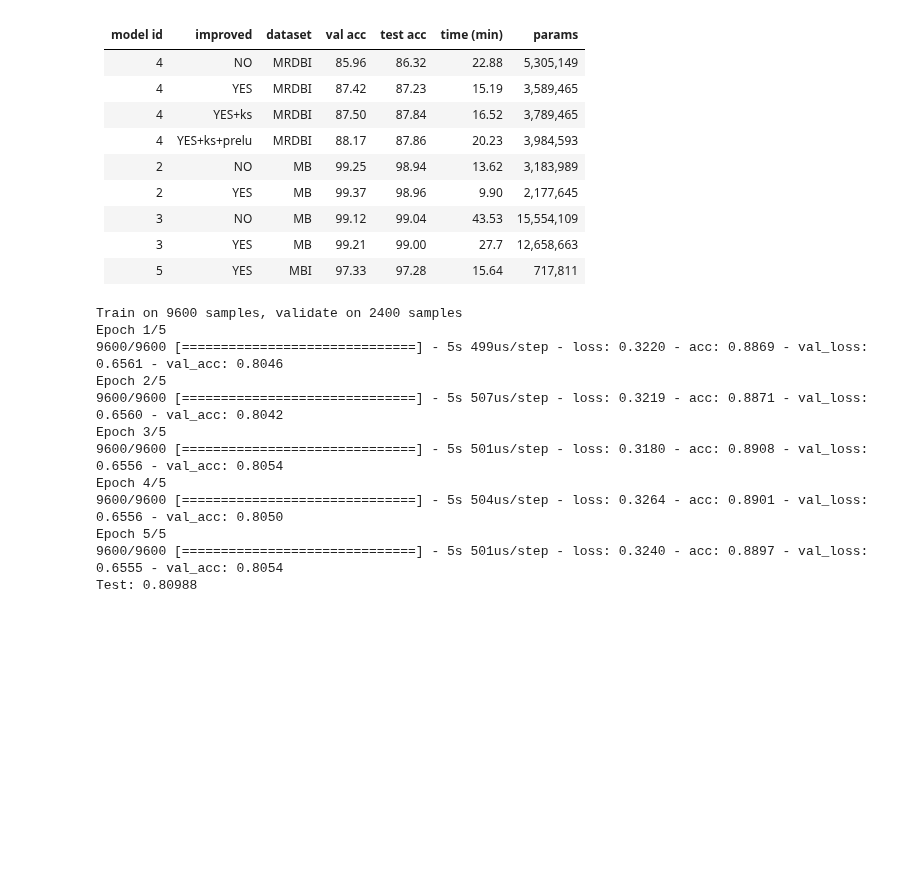
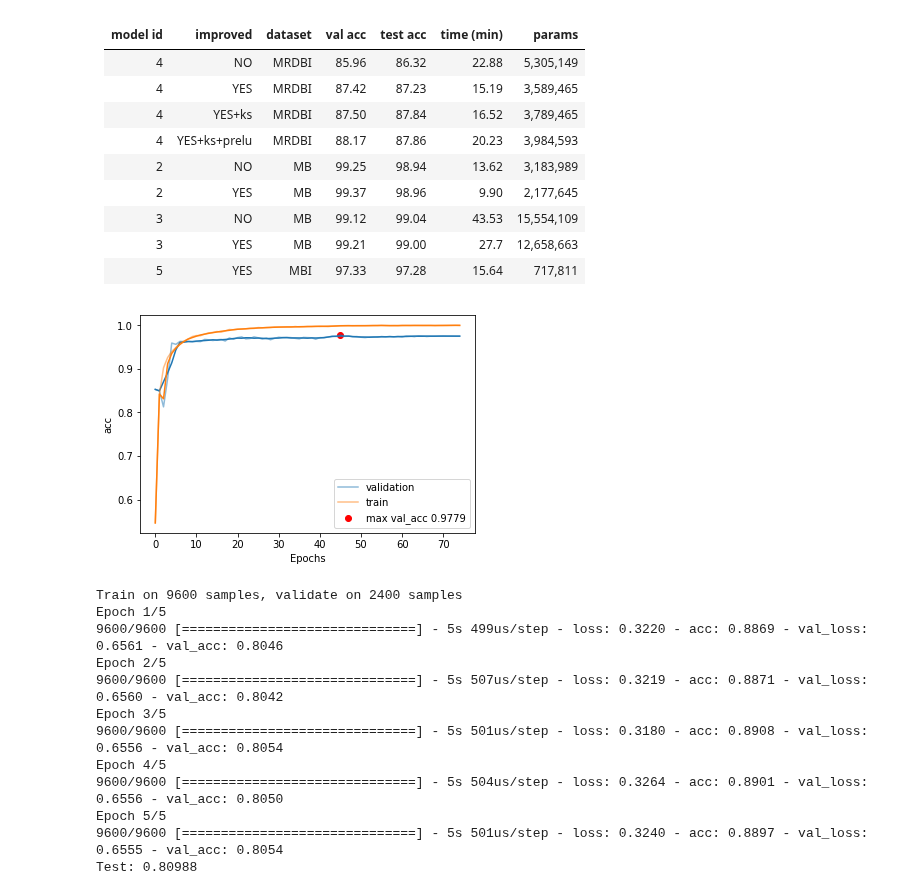
Before and after one commit to DanielMontecino/NeuroEvolution, a Jupyter notebook: experiments/GlobalPooling test.ipynb, the cells around one changed output. Drawn from its saved outputs; the diff is of its cells as text; code cells hidden in the pictures; blank space fills up the shorter version.

```diff
--- a/experiments/GlobalPooling test.ipynb
+++ b/experiments/GlobalPooling test.ipynb
@@ -111,8 +88,8 @@ def get_nn_layer(input_, units, act, dropout, original=False):
 from utils.utils import smooth_labels, WarmUpCosineDecayScheduler
 from keras.layers import GlobalAveragePooling2D, GlobalMaxPool2D
 
-model = 0
-o = True
+model = 4
+o = False
 keras.backend.clear_session()
 inp = Input(shape=data[0][0][0].shape)
 
@@ -122,13 +99,13 @@ else:
     x = BatchNormalization()(inp)
 
 if model == 0:
-    x = get_layer(x, 86, (3,5), 'leakyreLu', 0.262, 1, o)
-    x = get_layer(x, 84, (5,3), 'leakyreLu', 0.319, 1, o)
-    x = get_layer(x, 243, (1,3), 'prelu', 0.322, 1, o)
+    x = get_layer(x, 86, (3,5), 'relu', 0.262, 1)
+    x = get_layer(x, 84, (5,3), 'relu', 0.319, 1)
+    x = get_layer(x, 243, (1,3), 'relu', 0.322, 1)
     #x = GlobalMaxPool2D()(x)
     x = Flatten()(x)
-    x = get_nn_layer(x, 948, 'sigmoid', 0.467, o)
-    x = get_nn_layer(x, 780, 'sigmoid', 0.441, o)
+    x = get_nn_layer(x, 948, 'sigmoid', 0.467)
+    x = get_nn_layer(x, 780, 'sigmoid', 0.441)
     x = Dense(10, activation='softmax')(x)
 elif model == 1:
     x = get_layer(x, 99, (7,3), 'leakyreLu', 0.307, 0, o)
@@ -205,7 +182,7 @@ from keras.callbacks import ModelCheckpoint, ReduceLROnPlateau
 from keras.callbacks import LearningRateScheduler
 from keras.preprocessing.image import ImageDataGenerator
 
-epochs = 100
+epochs = 75
 warmup_epochs = 0
 batch_size = 128
 cosine_decay = True
@@ -255,5 +232,4 @@ warm_up_lr = WarmUpCosineDecayScheduler(learning_rate_base=0.001,
                                         hold_base_rate_steps=base_steps)
 
 callbacks = [warm_up_lr]
-#callbacks = [lr_scheduler, lr_reducer]
 # %%
@@ -369,6 +319,37 @@ Elapsed time: 16.78
 |    3     | NO       |  MB    |  99.12  |  99.04   |   43.53    |15,554,109|
 |    3     | YES      |  MB    |  99.21  |  99.00   |   27.7     |12,658,663|
 |    5     | YES      |  MBI   |  97.33  |  97.28   |   15.64    |  717,811|
+# %%
+
+def show_result(history, metric='acc'):
+        color = np.array([[31, 119, 180], [255, 127, 14]]) / 255.
+        epochs = np.linspace(0, len(history.history['acc']) - 1, len(history.history['acc']))
+        argmax_val = np.argmax(history.history['val_%s' % metric])
+        plt.plot(epochs, history.history['val_%s' % metric], label='validation', color=color[0], alpha=0.5)
+        plt.plot(epochs, median_filter(history.history['val_%s' % metric]), color=color[0])
+        plt.plot(epochs, history.history[metric], label='train', color=color[1], alpha=0.5)
+        plt.plot(epochs, median_filter(history.history[metric]), color=color[1])
+
+        plt.scatter(epochs[argmax_val], history.history['val_%s' % metric][argmax_val],
+                    label='max val_%s %0.4f' % (metric, history.history['val_%s' % metric][argmax_val]), c='r')
+        plt.legend()
+        plt.xlabel('Epochs')
+        plt.ylabel(metric)
+        plt.show()
+
+def median_filter(v, size=5):
+    stride = (size - 1) // 2
+    filtered_v = []
+    for i in range(len(v)):
+        if i < stride or i + stride == len(v):
+            filtered_v.append(v[i])
+        else:
+            filtered_v.append(np.mean(v[i-stride:i + stride + 1]))
+    return filtered_v
+
+show_result(h)
+# %% [output]
+[figure, added]
 # %%
 model.trainable = False
 h = model.fit(data[0][0], data[0][1],
```
Also changed, not shown: parts of 5 cells of this notebook, 30 other files.
